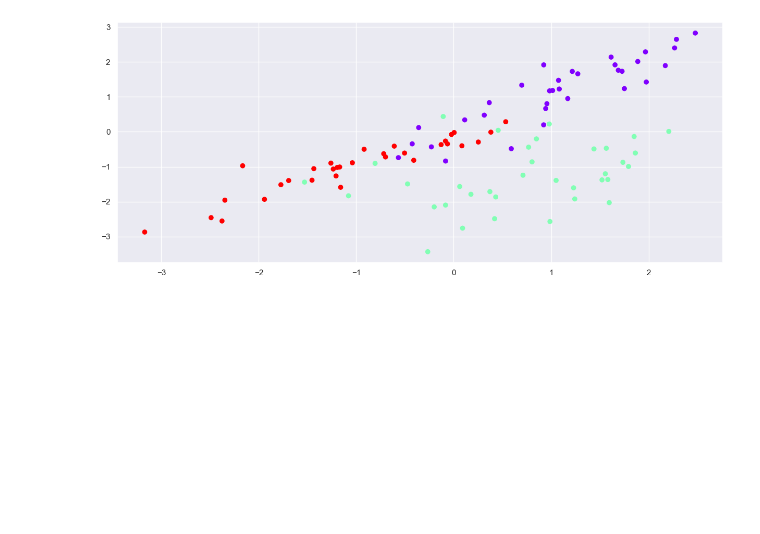
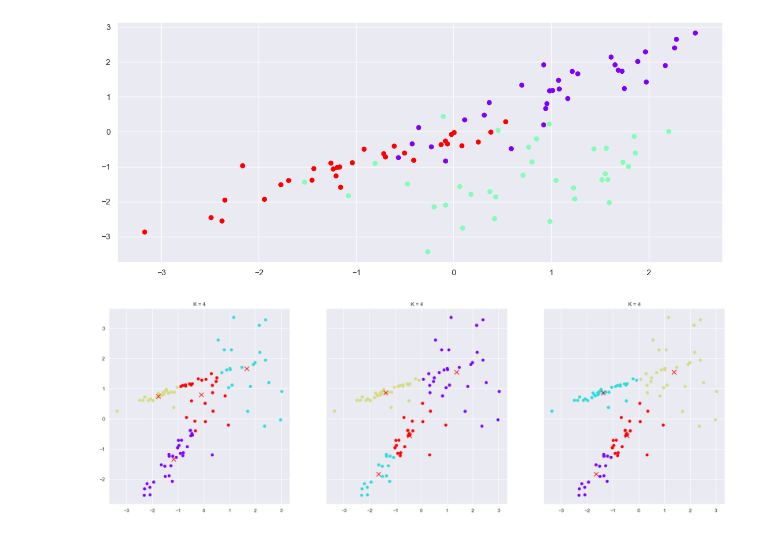
Before and after one commit to ludiemert/Unsupervised_Models, a Jupyter notebook: 1_Unsupervised_Learning.ipynb, the cells around one changed output. Cells and saved outputs as stored; diff of their text form; code cells hidden in the pictures; blank space fills up the shorter version.

```diff
--- a/1_Unsupervised_Learning.ipynb
+++ b/1_Unsupervised_Learning.ipynb
@@ -236,3 +236,22 @@ plt.scatter(data[0][:,0],data[0][:,1],c=data[1],cmap='rainbow')
 # %% [output]
 <matplotlib.collections.PathCollection at 0x...>
 [figure]
+# %%
+n = 3
+f, ax = plt.subplots(1, n, sharey=True,figsize=(25, 8))
+
+### conjunto de dados
+data = make_classification(n_features=2, n_redundant=0, n_informative=2, n_clusters_per_class=1,
+                           n_classes=3, random_state=24)
+
+i = 0
+for _ in range(n):
+    ax[i].set_title('K = 4'.format(4))
+    kmeans = KMeans(n_clusters=4)
+    kmeans.fit(data[0])
+
+    ax[i].scatter(data[0][:,0],data[0][:,1], c=kmeans.labels_, cmap="rainbow")
+    ax[i].scatter(kmeans.cluster_centers_[:, 0], kmeans.cluster_centers_[:, 1], marker="x", color="red", s=100)
+    i += 1
+# %% [output]
+[figure, added]
```
